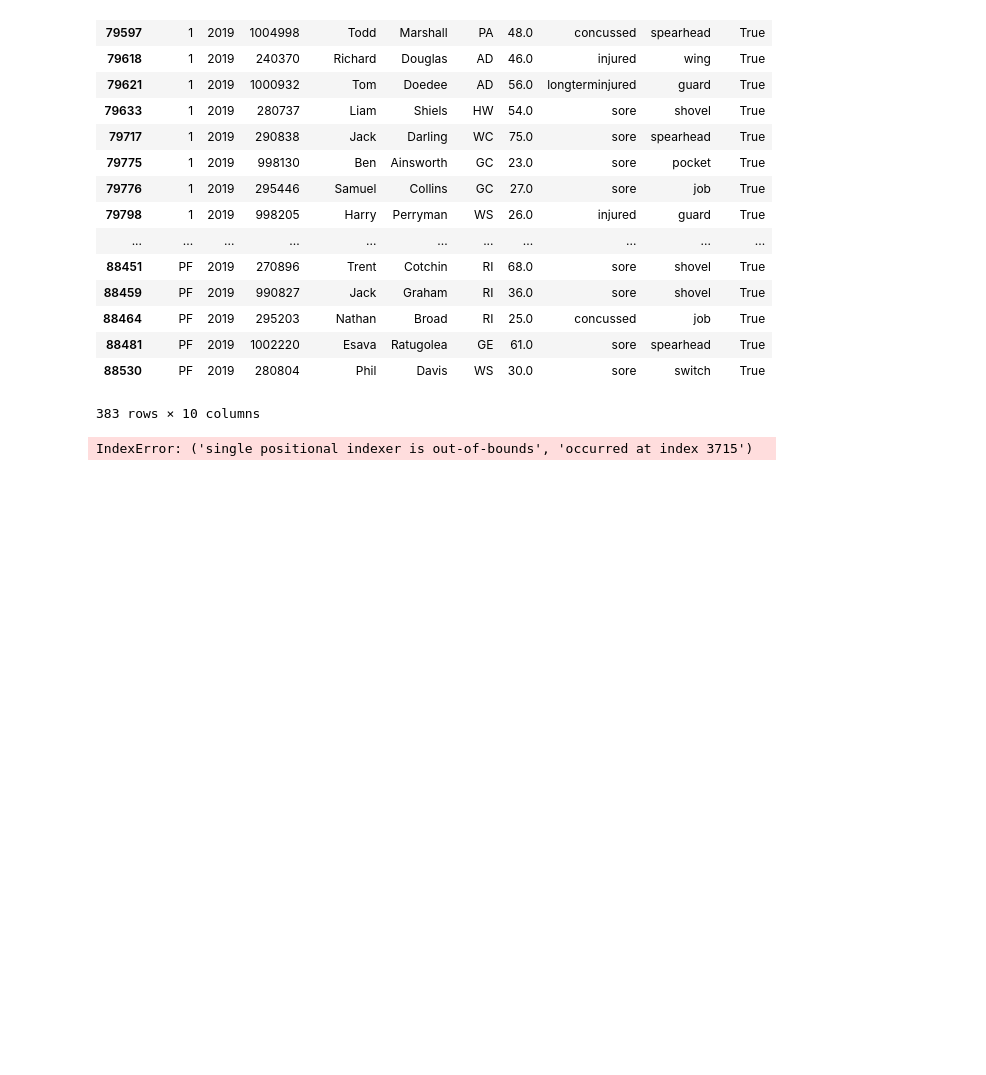
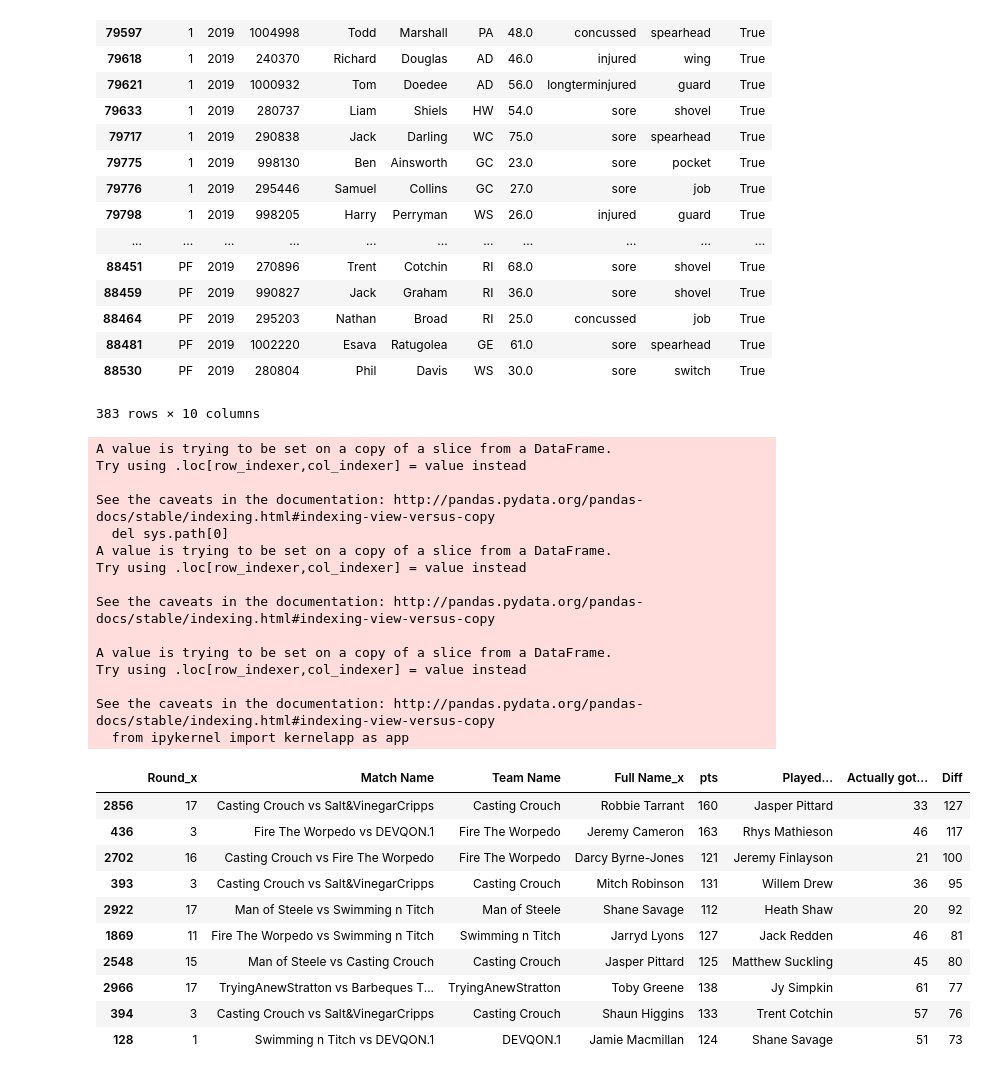
Before and after one commit to mark-richards/sc_scraper, a Jupyter notebook: 2019 Summary.ipynb, the cells around one changed output. Saved outputs shown, nothing was run; the diff lists cells and outputs as text; code cells hidden in the pictures; blank space fills up the shorter version.

Commit message:
got injuries working with bench comparison

```diff
--- a/2019 Summary.ipynb
+++ b/2019 Summary.ipynb
@@ -506,22 +506,44 @@ df_match_data_with_fanfooty_info = pd.merge(df_match_data_with_fanfooty_id, df_a
 # %%
 def get_lowest_uninjured_on_field_score_for_position(row):
     team_id = row['Team ID']
-    round_id = row['Round']
+    round_id = row['Round_x']
     position = row['pos']
-    comparison_player = df_match_data_with_fanfooty_info.loc[(df_match_data_with_fanfooty_info['Team ID'] == team_id) & (df_match_data_with_fanfooty_info['Round_x'] == round_id) & (df_match_data_with_fanfooty_info['pos'] == position) & (on_field) & (donuts_not_included) ]
+    comparison_player = df_match_data_with_fanfooty_info.loc[(df_match_data_with_fanfooty_info['Team ID'] == team_id) & (df_match_data_with_fanfooty_info['Round_x'] == round_id) & (df_match_data_with_fanfooty_info['pos'] == position) & (df_match_data_with_fanfooty_info["Round_x"] <= 21) & (on_field) & (df_match_data_with_fanfooty_info['pts'] > 0) & (df_match_data_with_fanfooty_info['Injured'] == False) ]
     comparison_player = comparison_player.nsmallest(1, 'pts')
     comparison_player = comparison_player.iloc[0]
     return_data = {'Full Name': comparison_player['Full Name_x'], 'pts': comparison_player['pts']}
     return return_data
 
 # Highest scoring bench players
-bench_list_2 = df_all_league_match_data.loc[(finals_not_included) & (~on_field)]
+bench_list_2 = df_match_data_with_fanfooty_info.loc[(df_match_data_with_fanfooty_info["Round_x"] <= 21) & (~on_field) & (df_match_data_with_fanfooty_info['pts'] > 0) & (df_match_data_with_fanfooty_info['Injured'] == False)]
 bench_list_2['Played...'] = bench_list_2.apply(lambda row: get_lowest_uninjured_on_field_score_for_position(row)['Full Name'], axis=1)
-# df_all_league_match_data
-# for column in df_match_data_with_fanfooty_info.columns:
-#     print(column)
-# bench_list_2['Actually got...'] = bench_list_2.apply(lambda row: get_lowest_uninjured_on_field_score_for_position(row)['pts'], axis=1)
-# bench_list_2['Diff'] = bench_list_2['pts'] - bench_list_2['Actually got...']
-# bench_list_2.nlargest(10, 'Diff')[['Round', 'Match Name', 'Team Name', 'Full Name', 'pts', 'Played...', 'Actually got...', 'Diff']]
+bench_list_2['Actually got...'] = bench_list_2.apply(lambda row: get_lowest_uninjured_on_field_score_for_position(row)['pts'], axis=1)
+bench_list_2['Diff'] = bench_list_2['pts'] - bench_list_2['Actually got...']
+bench_list_2.nlargest(10, 'Diff')[['Round_x', 'Match Name', 'Team Name', 'Full Name_x', 'pts', 'Played...', 'Actually got...', 'Diff']]
 # %% [output]
-IndexError: ('single positional indexer is out-of-bounds', 'occurred at index 3715')
+A value is trying to be set on a copy of a slice from a DataFrame.
+Try using .loc[row_indexer,col_indexer] = value instead
+
+See the caveats in the documentation: http://pandas.pydata.org/pandas-docs/stable/indexing.html#indexing-view-versus-copy
+  del sys.path[0]
+A value is trying to be set on a copy of a slice from a DataFrame.
+Try using .loc[row_indexer,col_indexer] = value instead
+
+See the caveats in the documentation: http://pandas.pydata.org/pandas-docs/stable/indexing.html#indexing-view-versus-copy
+
+A value is trying to be set on a copy of a slice from a DataFrame.
+Try using .loc[row_indexer,col_indexer] = value instead
+
+See the caveats in the documentation: http://pandas.pydata.org/pandas-docs/stable/indexing.html#indexing-view-versus-copy
+  from ipykernel import kernelapp as app
+|  | Round_x | Match Name | Team Name | Full Name_x | pts | Played... | Actually got... | Diff |
+| 2856 | 17 | Casting Crouch vs Salt&VinegarCripps | Casting Crouch | Robbie Tarrant | 160 | Jasper Pittard | 33 | 127 |
+| 436 | 3 | Fire The Worpedo vs DEVQON.1 | Fire The Worpedo | Jeremy Cameron | 163 | Rhys Mathieson | 46 | 117 |
+| 2702 | 16 | Casting Crouch vs Fire The Worpedo | Fire The Worpedo | Darcy Byrne-Jones | 121 | Jeremy Finlayson | 21 | 100 |
+| 393 | 3 | Casting Crouch vs Salt&VinegarCripps | Casting Crouch | Mitch Robinson | 131 | Willem Drew | 36 | 95 |
+| 2922 | 17 | Man of Steele vs Swimming n Titch | Man of Steele | Shane Savage | 112 | Heath Shaw | 20 | 92 |
+| 1869 | 11 | Fire The Worpedo vs Swimming n Titch | Swimming n Titch | Jarryd Lyons | 127 | Jack Redden | 46 | 81 |
+| 2548 | 15 | Man of Steele vs Casting Crouch | Casting Crouch | Jasper Pittard | 125 | Matthew Suckling | 45 | 80 |
+| 2966 | 17 | TryingAnewStratton vs Barbeques T... | TryingAnewStratton | Toby Greene | 138 | Jy Simpkin | 61 | 77 |
+| 394 | 3 | Casting Crouch vs Salt&VinegarCripps | Casting Crouch | Shaun Higgins | 133 | Trent Cotchin | 57 | 76 |
+| 128 | 1 | Swimming n Titch vs DEVQON.1 | DEVQON.1 | Jamie Macmillan | 124 | Shane Savage | 51 | 73 |
```
Also changed, not shown: parts of 4 cells of this notebook, 2 other files.
